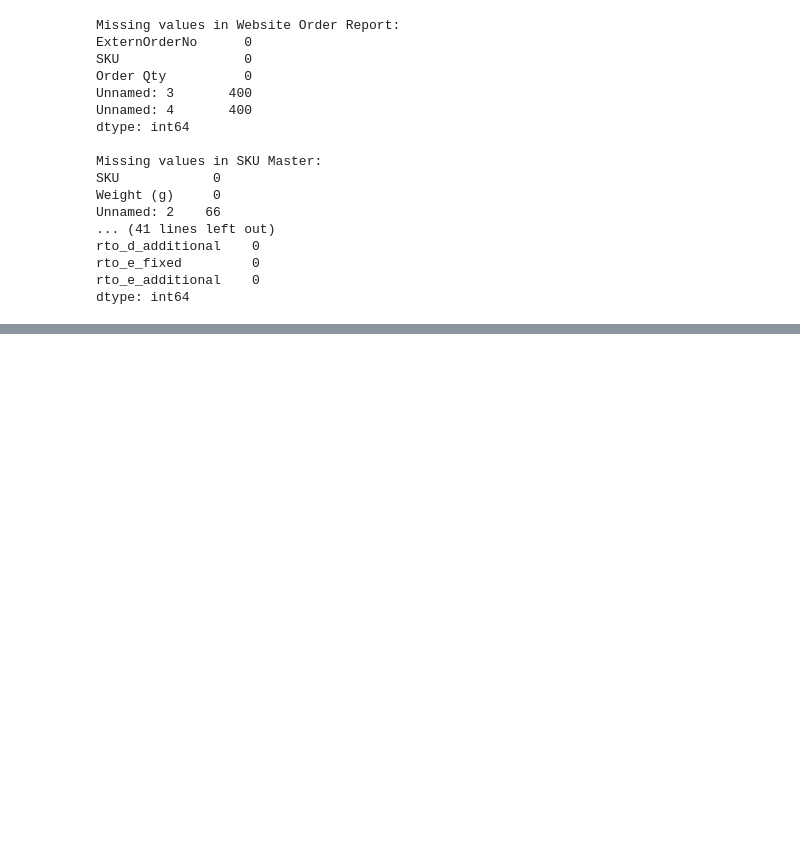
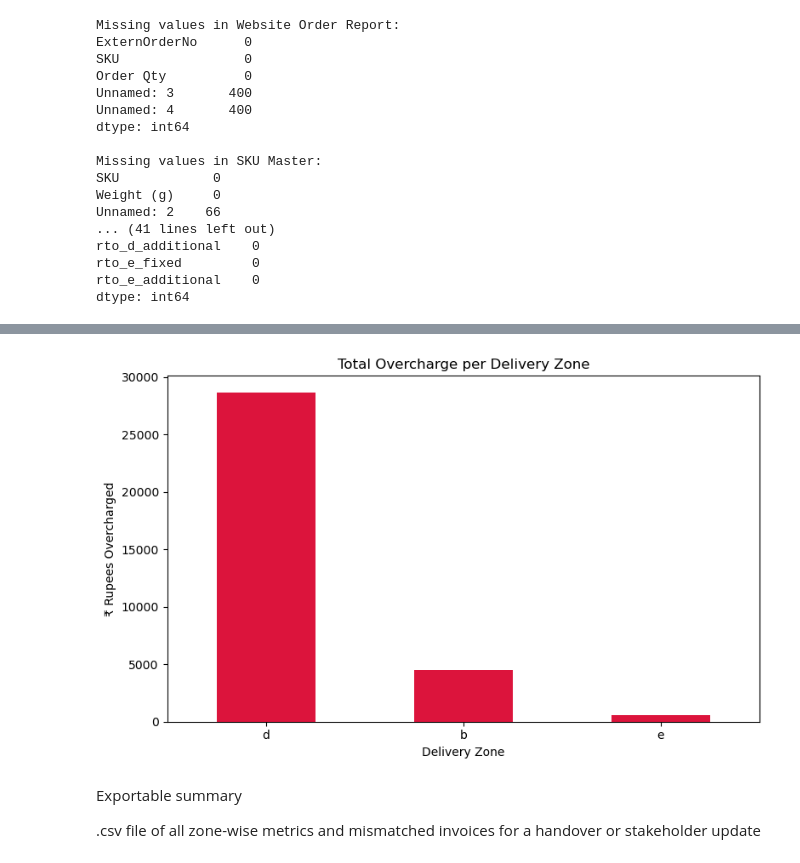
Before and after one commit to pchernic/EcommerceFraudCase, a Jupyter notebook: analysis.ipynb, the cells around one changed output, grey strips where cells are left out. Drawn from its saved outputs; the diff is of its cells as text; code cells hidden in the pictures; blank space fills up the shorter version.

```diff
--- a/analysis.ipynb
+++ b/analysis.ipynb
@@ -70,0 +371,16 @@ dtype: int64
+# %%
+zone_loss = merged_output[merged_output['Difference (Rs.)'] > 0].groupby('Delivery Zone Charged by Courier Company')['Difference (Rs.)'].sum().sort_values(ascending=False)
+# %%
+import matplotlib.pyplot as plt
+
+plt.figure(figsize=(8,5))
+zone_loss.plot(kind='bar', color='crimson')
+
+plt.title("Total Overcharge per Delivery Zone")
+plt.ylabel("₹ Rupees Overcharged")
+plt.xlabel("Delivery Zone")
+plt.xticks(rotation=0)
+plt.tight_layout()
+plt.show()
+# %% [output]
+[figure, added]
@@ -70,0 +390,4 @@ dtype: int64
+# %% [markdown]
+Exportable summary
+
+.csv file of all zone-wise metrics and mismatched invoices for a handover or stakeholder update
```
Also changed, not shown: parts of 30 cells of this notebook.
